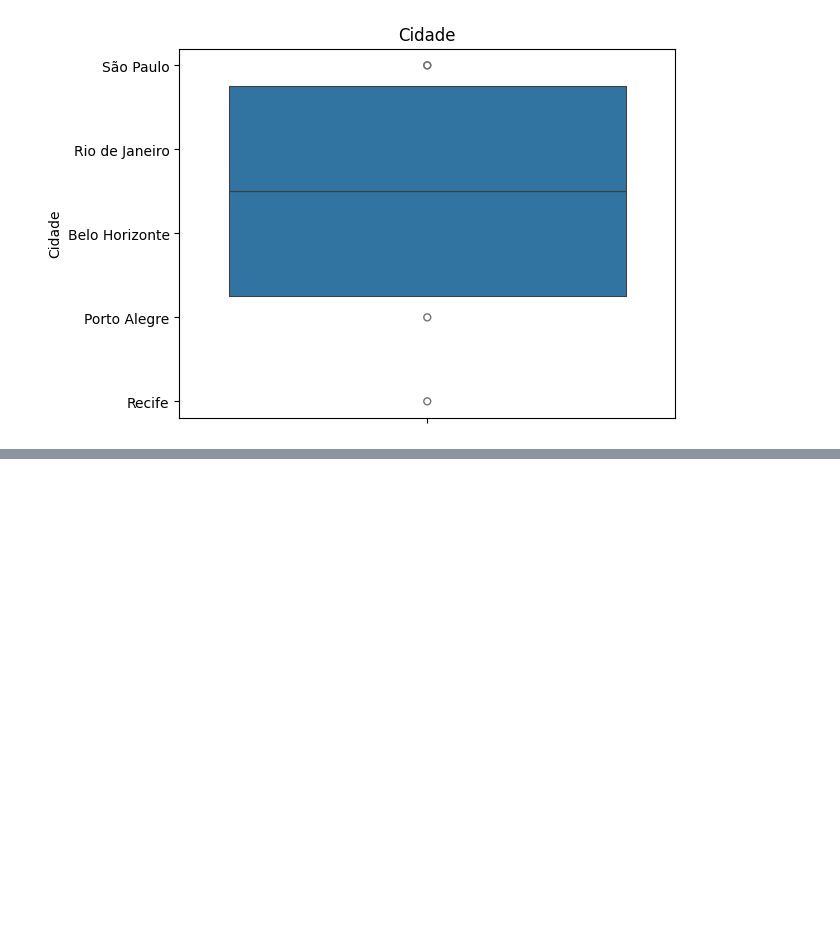
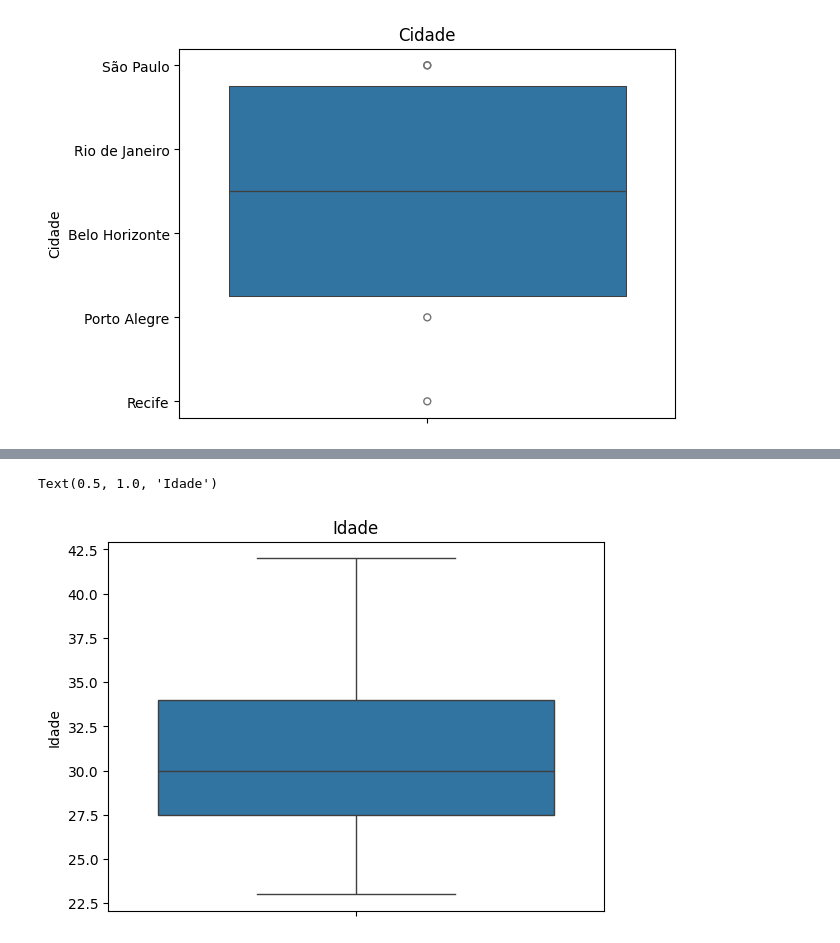
Before and after one commit to VitoriaN27/Python, a Jupyter notebook: limpezadedados.ipynb, the cells around one changed output, grey strips where cells are left out. Drawn from its saved outputs; the diff is of its cells as text; code cells hidden in the pictures; blank space fills up the shorter version.

Commit message:
grafico boxplot em idades

```diff
--- a/limpezadedados.ipynb
+++ b/limpezadedados.ipynb
@@ -82,0 +96,5 @@ srn.displot(dataset['Cidade']).set_titles('Cidade')
+# %%
+srn.boxplot(dataset['Idade']).set_title('Idade')
+# %% [output]
+Text(0.5, 1.0, 'Idade')
+[figure, added]
```
Also changed, not shown: parts of 2 cells of this notebook.
